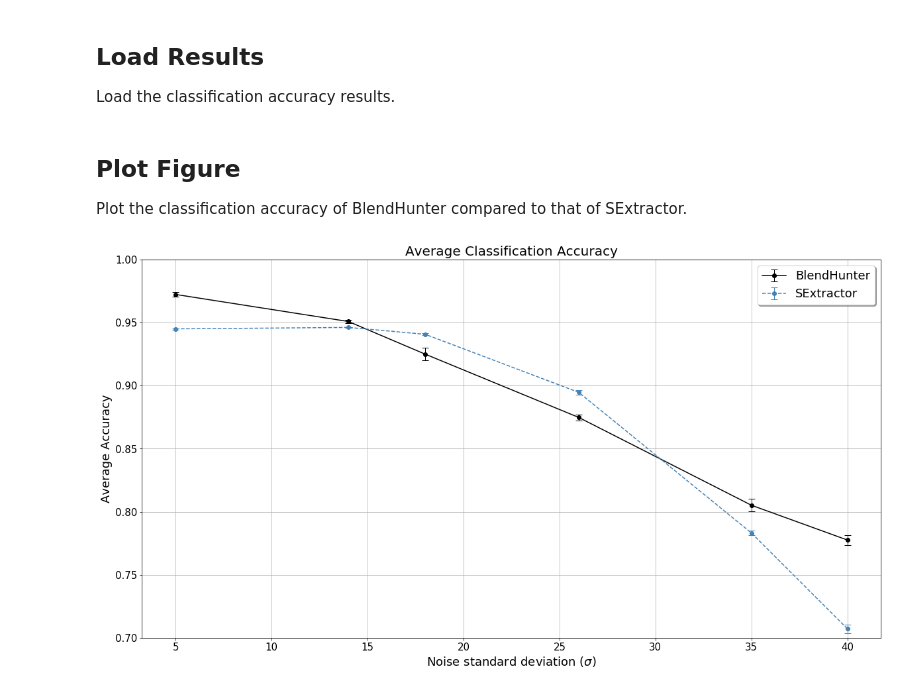
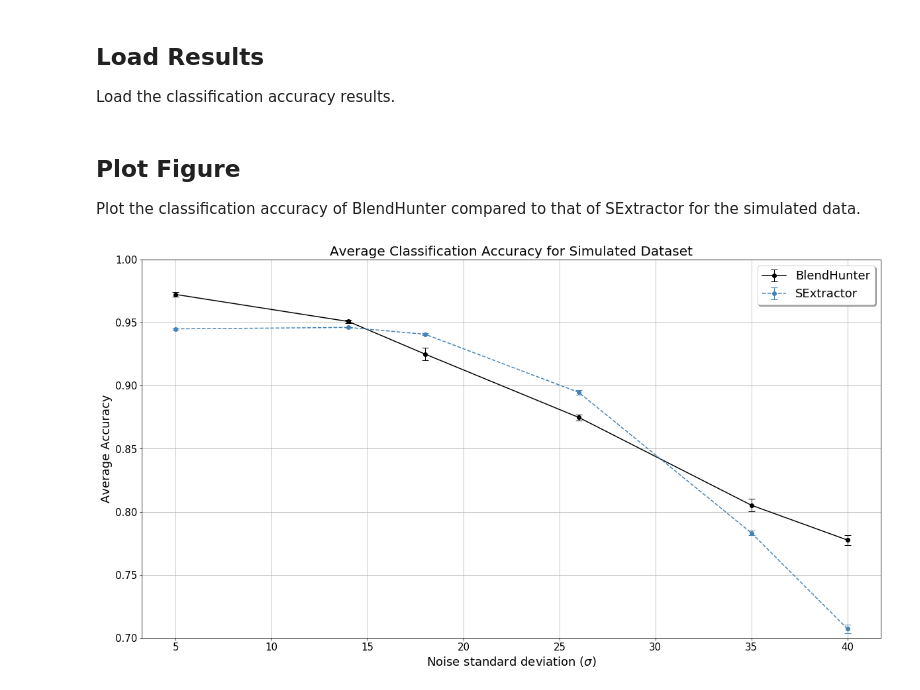
Before and after one commit to CosmoStat/BlendHunter, a Jupyter notebook: notebooks/compare_bh_sextractor.ipynb, the cells around one changed output. Cells and saved outputs as stored; diff of their text form; code cells hidden in the pictures.

```diff
--- a/notebooks/compare_bh_sextractor.ipynb
+++ b/notebooks/compare_bh_sextractor.ipynb
@@ -22,7 +22,7 @@ import matplotlib.pyplot as plt
 
 The routine used to generate fig.X from [Farrens et al. (2020)]().
 # %%
-def plot_accuracy(sigma_values, mean_acc_bh, mean_acc_se, std_bh, std_se):
+def plot_accuracy(sigma_values, mean_acc_bh, mean_acc_se, std_bh, std_se, data_set='Simulated'):
     """Plot Accuracy
 
     Plot classification accuracy as a function of noise standard deviation.
@@ -65,7 +65,7 @@ def plot_accuracy(sigma_values, mean_acc_bh, mean_acc_se, std_bh, std_se):
 
     # Add legend and axis labels
     plt.legend(loc='upper right', shadow=True, fontsize=18)
-    plt.title('Average Classification Accuracy', fontsize=20)
+    plt.title('Average Classification Accuracy for {} Dataset'.format(data_set), fontsize=20)
     plt.ylabel('Average Accuracy', fontsize=18)
     plt.xlabel('Noise standard deviation ($\sigma$)', fontsize=18)
     plt.tick_params(axis='both', which='major', labelsize=15)
@@ -83,12 +83,12 @@ results_path = '../results/'
 
 # Load the results
 sigma_values = load(results_path + 'sigmas.npy')
-acc_results = load(results_path + 'sim_results/acc_results.npy')
+acc_results_sim = load(results_path + 'sim_results/acc_results.npy')
 # %% [markdown]
 ## Plot Figure
 
-Plot the classification accuracy of BlendHunter compared to that of SExtractor.
+Plot the classification accuracy of BlendHunter compared to that of SExtractor for the simulated data.
 # %%
-plot_accuracy(sigma_values, *acc_results)
+plot_accuracy(sigma_values, *acc_results_sim)
 # %% [output]
-[figure, old version]
+[figure, new version]
```
Also changed, not shown: 9 other files.
